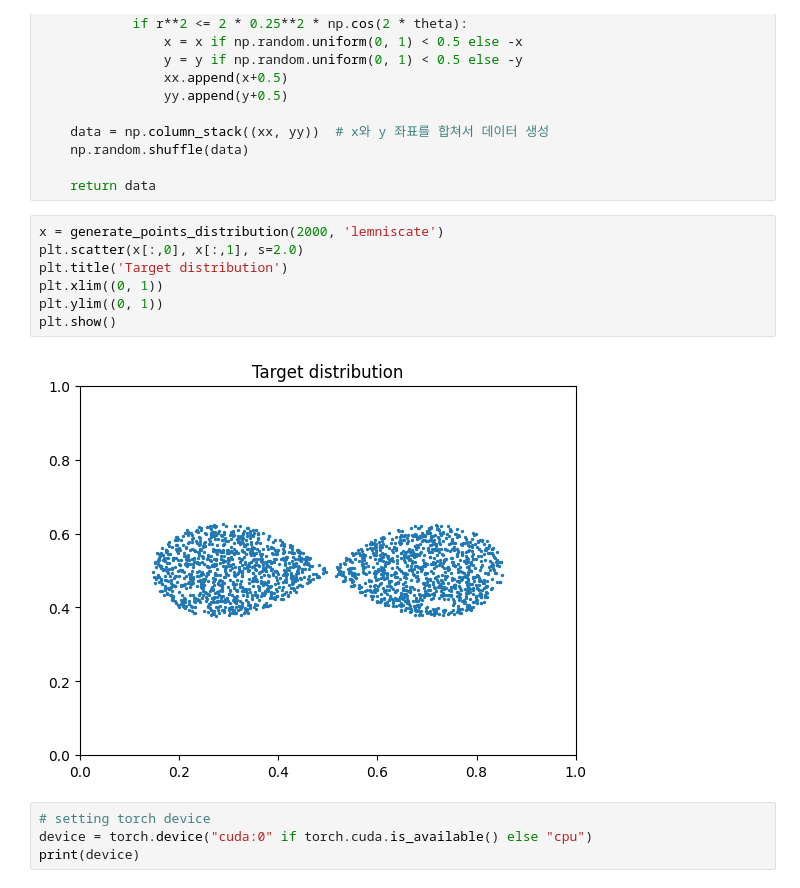
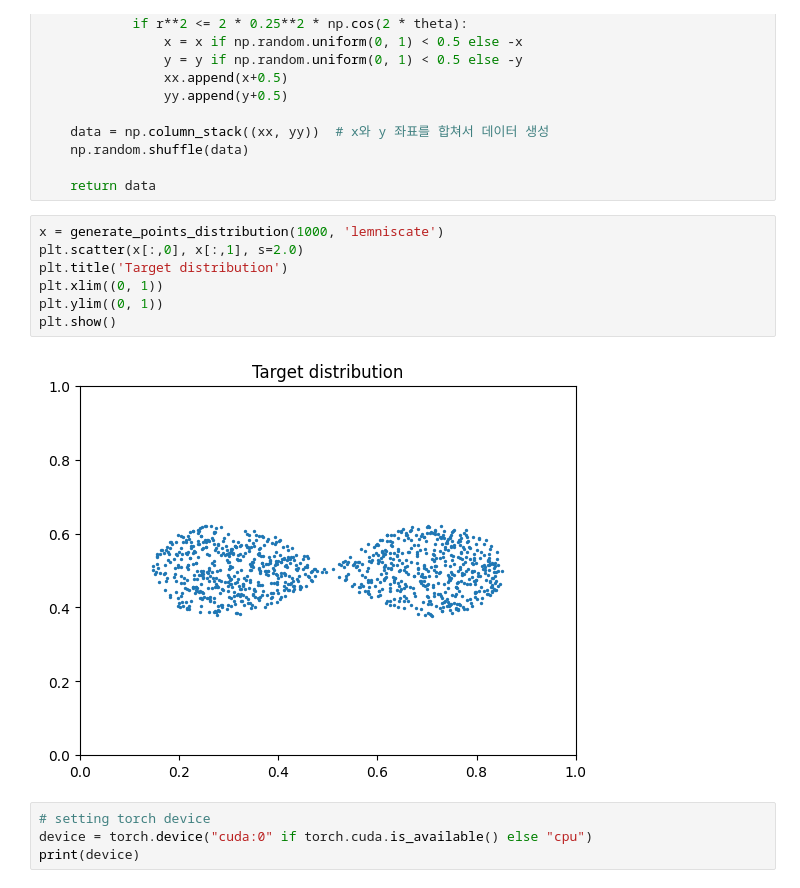
Before and after one commit to red1108/infoQGAN-outdated-, a Jupyter notebook: QGAN+QMINE/code.ipynb, the cells around one changed output. Cells and saved outputs as stored; diff of their text form.

```diff
--- a/QGAN+QMINE/code.ipynb
+++ b/QGAN+QMINE/code.ipynb
@@ -58,14 +58,14 @@ def generate_points_distribution(data_num=2000, dist_type="circle"):
 
     return data
 # %%
-x = generate_points_distribution(2000, 'lemniscate')
+x = generate_points_distribution(1000, 'lemniscate')
 plt.scatter(x[:,0], x[:,1], s=2.0)
 plt.title('Target distribution')
 plt.xlim((0, 1))
 plt.ylim((0, 1))
 plt.show()
 # %% [output]
-[figure, old version]
+[figure, new version]
 # %%
 # setting torch device
 device = torch.device("cuda:0" if torch.cuda.is_available() else "cpu")
```
Also changed, not shown: parts of 11 cells of this notebook.
